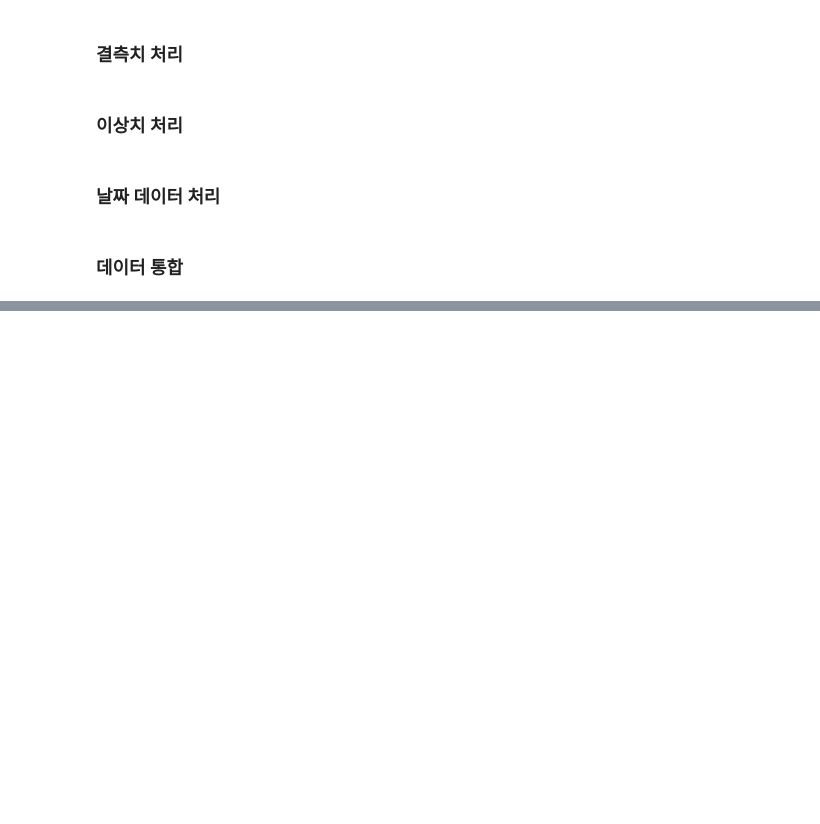
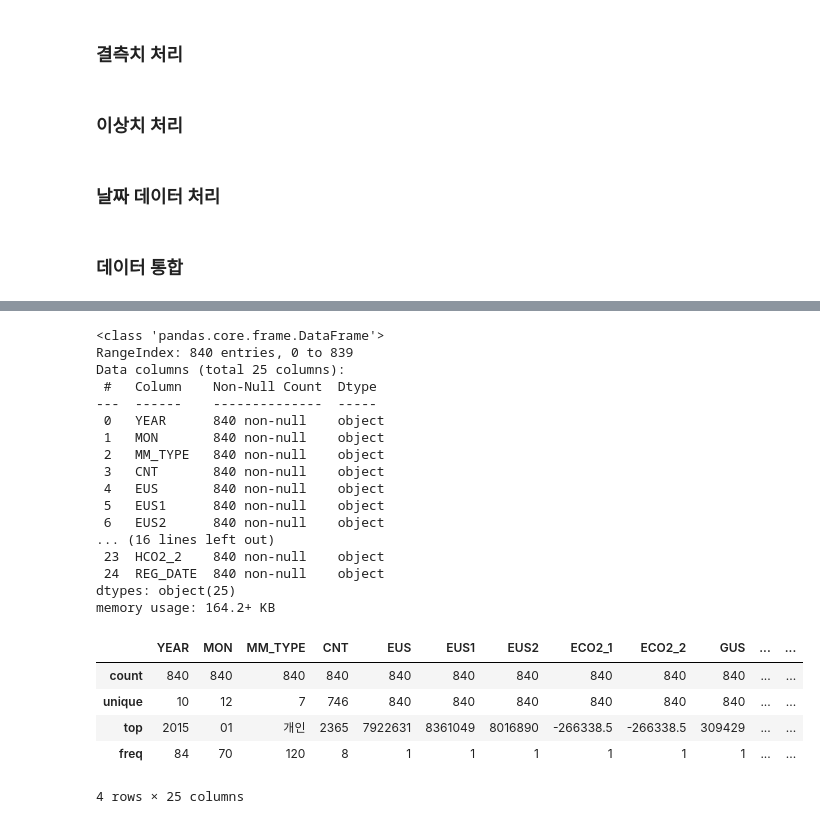
Before and after one commit to BaekJeongsuk/Data-Analysis-with-Open-Source, a Jupyter notebook: 오픈소스_데이터_분석_7강.ipynb, the cells around one changed output, grey strips where cells are left out. Drawn from its saved outputs; the diff is of its cells as text; code cells hidden in the pictures; blank space fills up the shorter version.

```diff
--- a/오픈소스_데이터_분석_7강.ipynb
+++ b/오픈소스_데이터_분석_7강.ipynb
@@ -282,3 +282,32 @@ print("최종 데이터셋 정보:")
 print(f"행 개수: {train_final.shape[0]}, 열 개수: {train_final.shape[1]}")
 print(train_final.columns.tolist())
 print(train_final.head())
+# %%
+import requests
+
+def get_year_months():
+    year_months = []
+    for year in range(2015, 2024+1):
+        for month in range(1, 12+1):
+            year_months.append(f'{year}{month:02d}')
+    return year_months
+
+api_key = '72557745436261653436656d5a764d'
+responses = []
+
+for year_month in get_year_months():
+    year = year_month[:4]
+    month = year_month[4:]
+
+    url = f"http://openapi.seoul.go.kr:8088/{api_key}/json/energyUseDataSummaryInfo/1/100/{year}/{month}"
+
+    try:
+        response = requests.get(url)
+        if response.status_code == 200:
+           print(f"{year}-{month} api 호출 성공")
+           data = response.json()
+           responses.append(data)
+        else:
+           print(f"{year}-{month} api 호출 실패: {response.status_code}")
+    except Exception as e:
+        print(f"{year}-{month} api 호출 예외: {e}")
@@ -284,0 +372,40 @@ print(train_final.head())
+# %%
+import pandas as pd
+
+data_list = []
+
+for res in responses:
+    rows = res["energyUseDataSummaryInfo"]["row"]
+    data_list.extend(rows)
+
+
+df = pd.DataFrame(data_list)
+
+#기본 정보 확인
+
+df.info()
+df.describe()
+# %% [output]
+<class 'pandas.core.frame.DataFrame'>
+RangeIndex: 840 entries, 0 to 839
+Data columns (total 25 columns):
+ #   Column    Non-Null Count  Dtype
+---  ------    --------------  -----
+ 0   YEAR      840 non-null    object
+ 1   MON       840 non-null    object
+ 2   MM_TYPE   840 non-null    object
+ 3   CNT       840 non-null    object
+ 4   EUS       840 non-null    object
+ 5   EUS1      840 non-null    object
+ 6   EUS2      840 non-null    object
+... (16 lines left out)
+ 23  HCO2_2    840 non-null    object
+ 24  REG_DATE  840 non-null    object
+dtypes: object(25)
+memory usage: 164.2+ KB
+|  | YEAR | MON | MM_TYPE | CNT | EUS | EUS1 | EUS2 | ECO2_1 | ECO2_2 | GUS | ... | ... |
+| count | 840 | 840 | 840 | 840 | 840 | 840 | 840 | 840 | 840 | 840 | ... | ... |
+| unique | 10 | 12 | 7 | 746 | 840 | 840 | 840 | 840 | 840 | 840 | ... | ... |
+| top | 2015 | 01 | 개인 | 2365 | 7922631 | 8361049 | 8016890 | -266338.5 | -266338.5 | 309429 | ... | ... |
+| freq | 84 | 70 | 120 | 8 | 1 | 1 | 1 | 1 | 1 | 1 | ... | ... |
+4 rows × 25 columns
```
Also changed, not shown: parts of 6 cells of this notebook.
